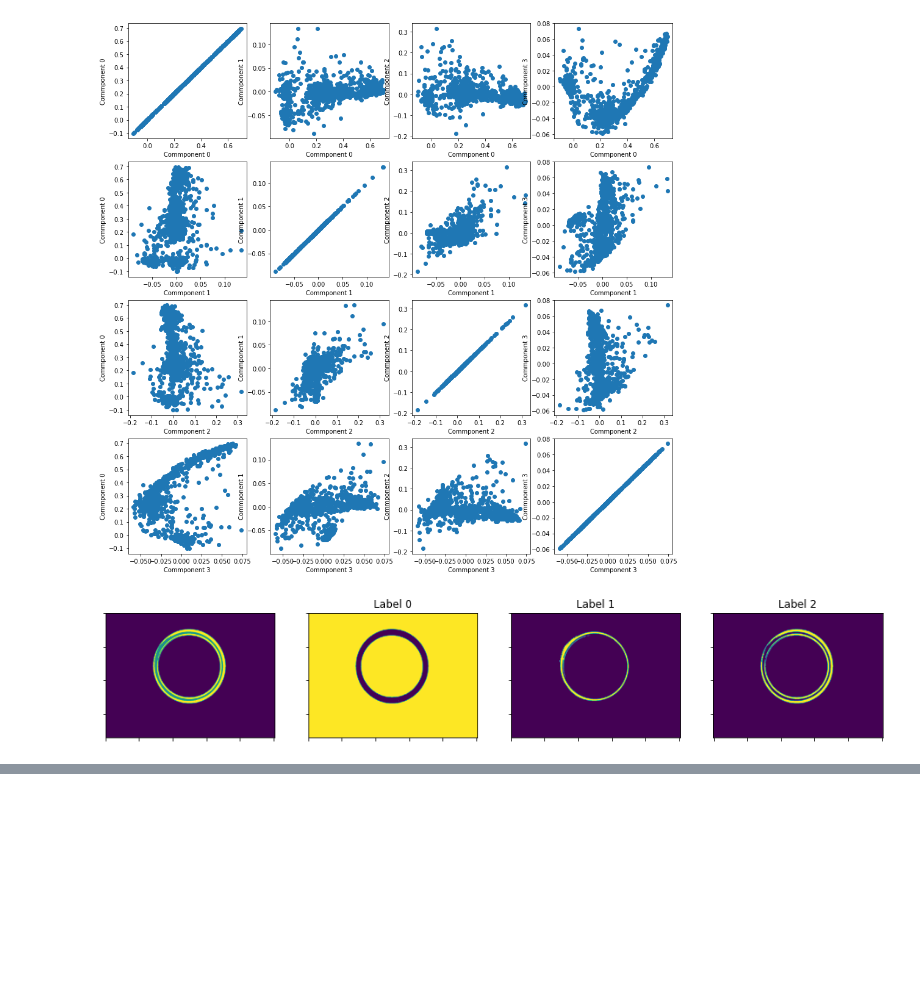
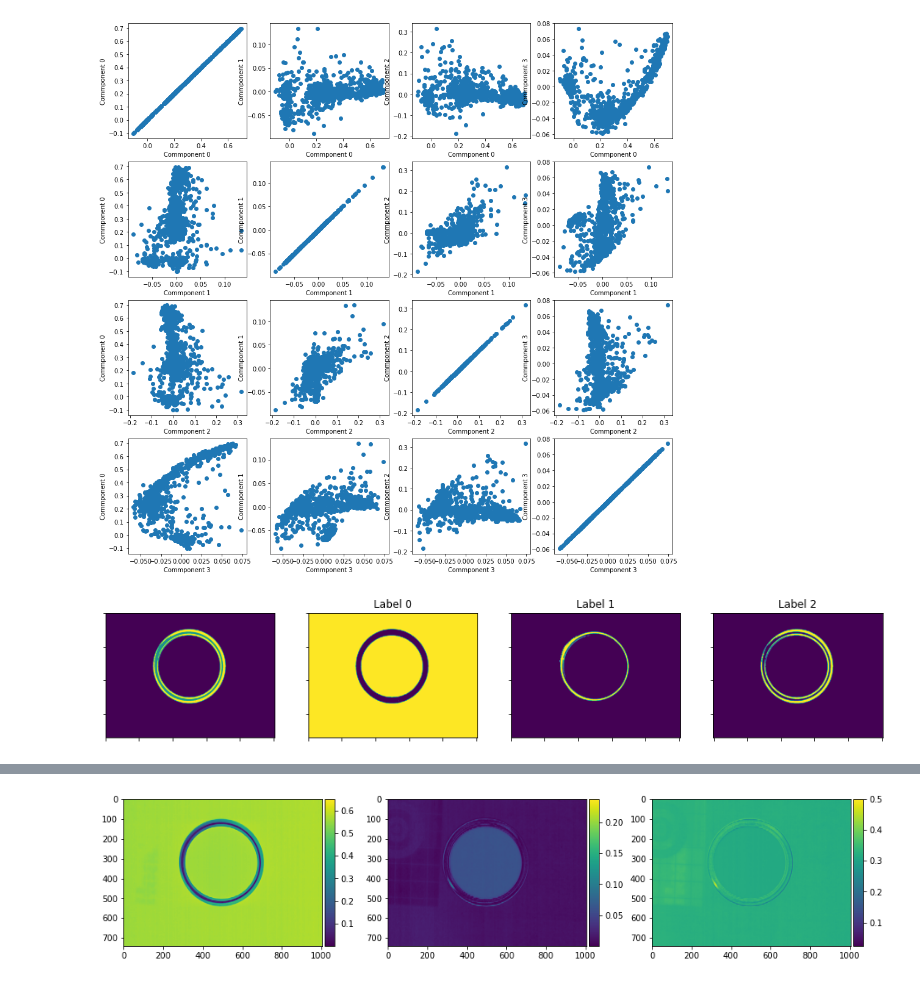
Before and after one commit to SolidusAbi/HySpecLab, a Jupyter notebook: notebooks/classification/polymer.ipynb, the cells around one changed output, grey strips where cells are left out. Drawn from its saved outputs; the diff is of its cells as text; code cells hidden in the pictures; blank space fills up the shorter version.

```diff
--- a/notebooks/classification/polymer.ipynb
+++ b/notebooks/classification/polymer.ipynb
@@ -171,0 +201,18 @@ plt.show()
+# %%
+from mpl_toolkits.axes_grid1 import make_axes_locatable
+
+n_components = 3
+fig, ax = plt.subplots(nrows=1, ncols=n_components, figsize=(16,4))
+plt.subplots_adjust(wspace=0.25, hspace=0)
+for comp_idx in range(n_components):
+    component = TinyVecsPCA[comp_idx, :]
+    PCAIm = np.reshape(component, (w, h))
+    img = ax[comp_idx].imshow   (np.abs(PCAIm))
+
+    divider = make_axes_locatable(ax[comp_idx])
+    cax = divider.append_axes('right', size='5%', pad=0.05)
+    fig.colorbar(img, cax=cax, orientation='vertical')
+
+plt.show()
+# %% [output]
+[figure, added]
```
Also changed, not shown: parts of 4 cells of this notebook, 4 other files.
